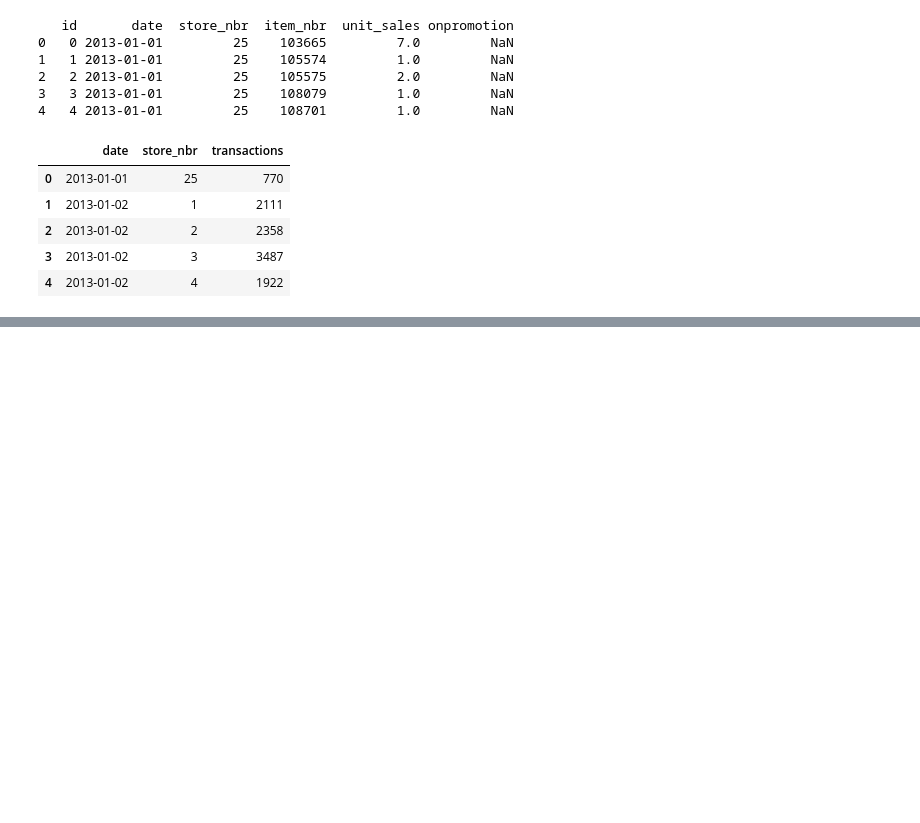
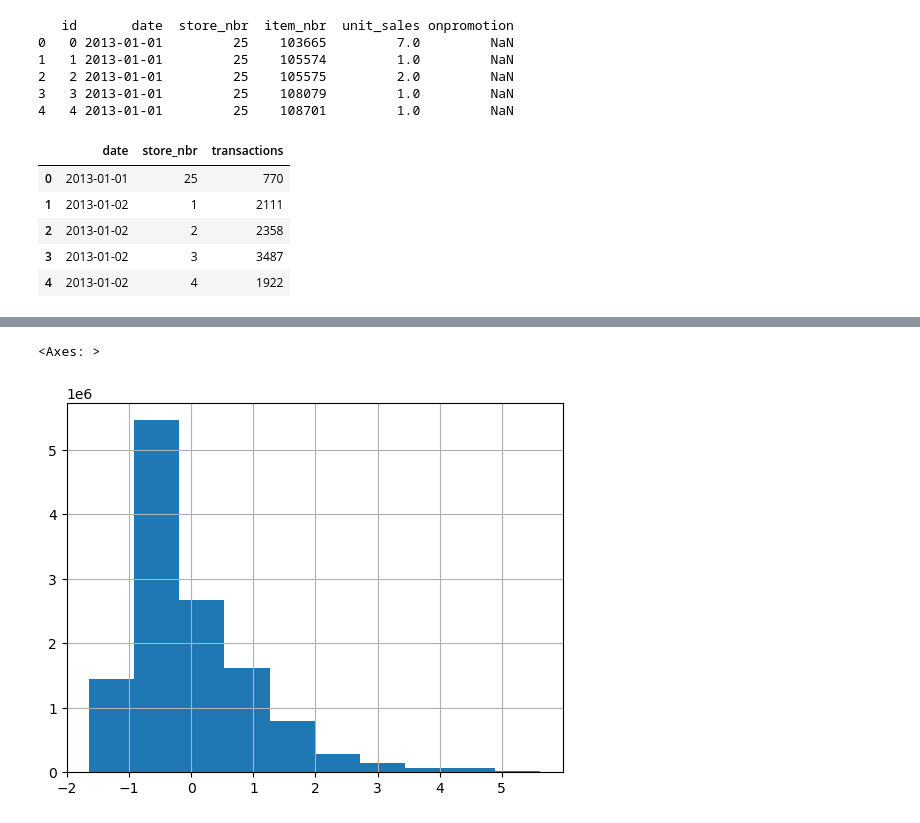
Before and after one commit to cathilo/ds, a Jupyter notebook: project_grocery/Feature_engineering.ipynb, the cells around one changed output, grey strips where cells are left out. Saved outputs shown, nothing was run; the diff lists cells and outputs as text; code cells hidden in the pictures; blank space fills up the shorter version.

```diff
--- a/project_grocery/Feature_engineering.ipynb
+++ b/project_grocery/Feature_engineering.ipynb
@@ -122,0 +160,12 @@ df
+# %%
+
+from sklearn.preprocessing import StandardScaler
+SS_scaler = StandardScaler()
+# %%
+SS_scaler.fit(df[['transactions']])
+df['ss_scaled_transactions']=SS_scaler.transform(df[['transactions']])
+# %%
+df['ss_scaled_transactions'].hist()
+# %% [output]
+<Axes: >
+[figure, added]
```
Also changed, not shown: parts of 12 cells of this notebook.
